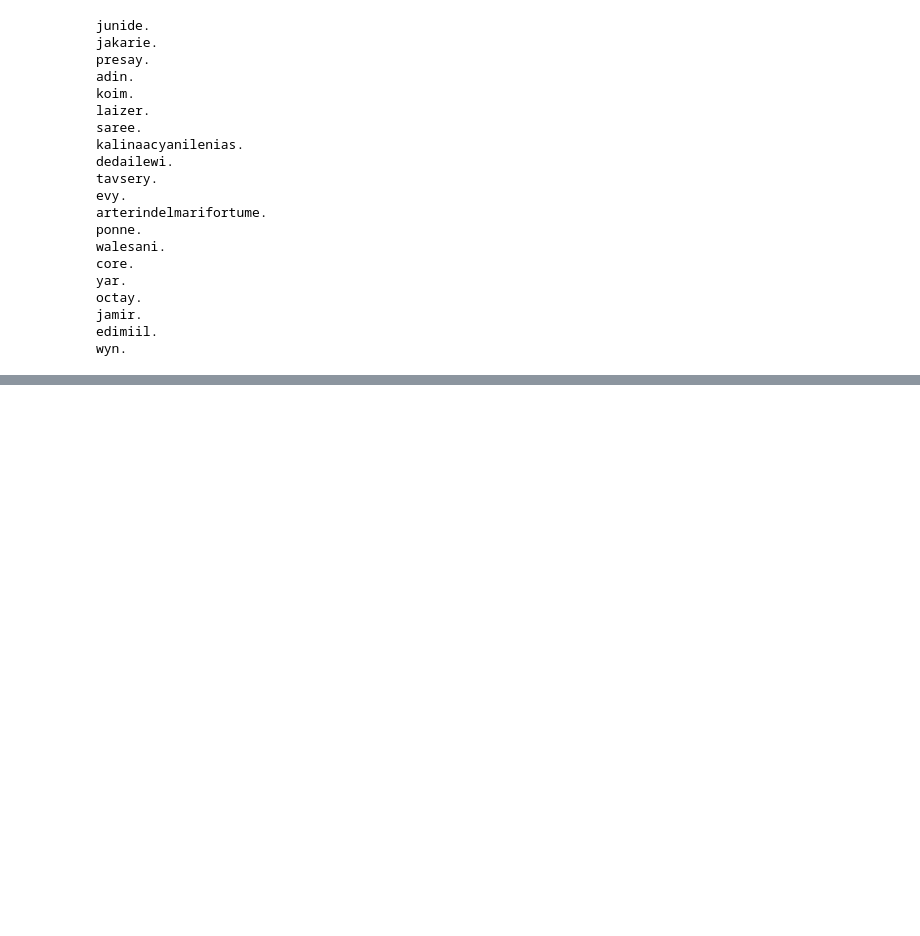
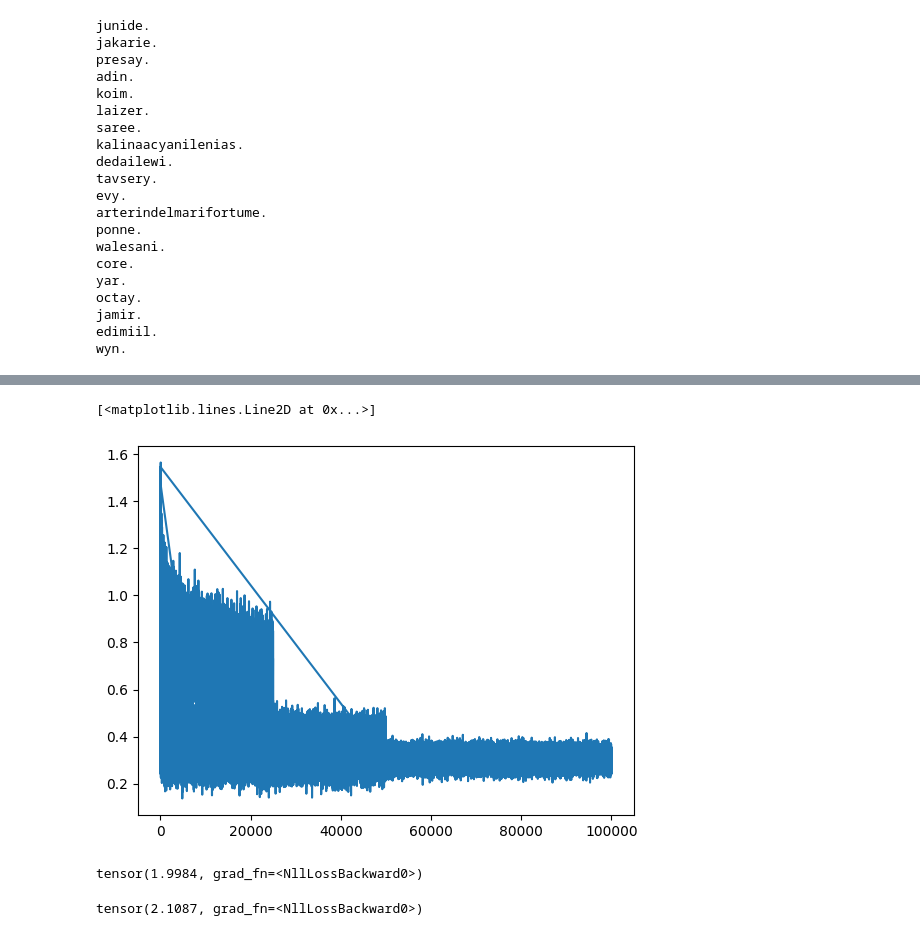
Before and after one commit to oetia/nn-exp, a Jupyter notebook: makemore2.ipynb, the cells around one changed output, grey strips where cells are left out. Saved outputs shown, nothing was run; the diff lists cells and outputs as text; code cells hidden in the pictures; blank space fills up the shorter version.

```diff
--- a/makemore2.ipynb
+++ b/makemore2.ipynb
@@ -477,0 +552,42 @@ wyn.
+# %%
+# TRAINING LOOP
+for i in range(100000):
+    # MINIBATCH
+    idxs = torch.randint(0, len(X_train), (128,))
+
+    # FORWARD PASS
+    emb = C[X_train[idxs]]
+    h = torch.tanh(emb.view((-1, 50)) @ W1 + b1)
+    logits = h @ W2 + b2
+    loss = F.cross_entropy(logits, y_train[idxs])
+
+    # BACKWARD PASS
+    for p in parameters:
+        p.grad = None
+    loss.backward()
+
+    # APPLY UPDATES
+
+    lr = None
+    if i < 5000:
+        lr = 1
+    elif i < 25000: # maybe 20000
+        lr = 0.5
+    elif i < 40000:
+        lr = 0.1
+    elif i < 75000: # maybe 55000 - spend more time with fine adjustments. Some way to automatically try loss (adam) would be most likely helpful.
+        lr = 0.01
+    else:
+        lr = 0.005
+
+    for p in parameters:
+        p.data -= lr * p.grad # type: ignore
+
+    # tracking
+    stepi.append(i)
+    lossi.append(loss.log10().item())
+
+    if i % 1000 == 0:
+        print(f"{i:06}: {loss.item():.4f}")
+
+print(loss.item()) # type: ignore
@@ -477,0 +612,22 @@ wyn.
+# %%
+# ???
+plt.plot(stepi, lossi)
+# %% [output]
+[<matplotlib.lines.Line2D at 0x...>]
+[figure, added]
+# %%
+emb = C[X_train]
+h = torch.tanh(emb.view((-1, 50)) @ W1 + b1)
+logits = h @ W2 + b2
+loss = F.cross_entropy(logits, y_train)
+loss
+# %% [output]
+tensor(1.9984, grad_fn=<NllLossBackward0>)
+# %%
+emb = C[X_dev]
+h = torch.tanh(emb.view((-1, 50)) @ W1 + b1)
+logits = h @ W2 + b2
+loss = F.cross_entropy(logits, y_dev)
+loss
+# %% [output]
+tensor(2.1087, grad_fn=<NllLossBackward0>)
```
Also changed, not shown: parts of 7 cells of this notebook.
